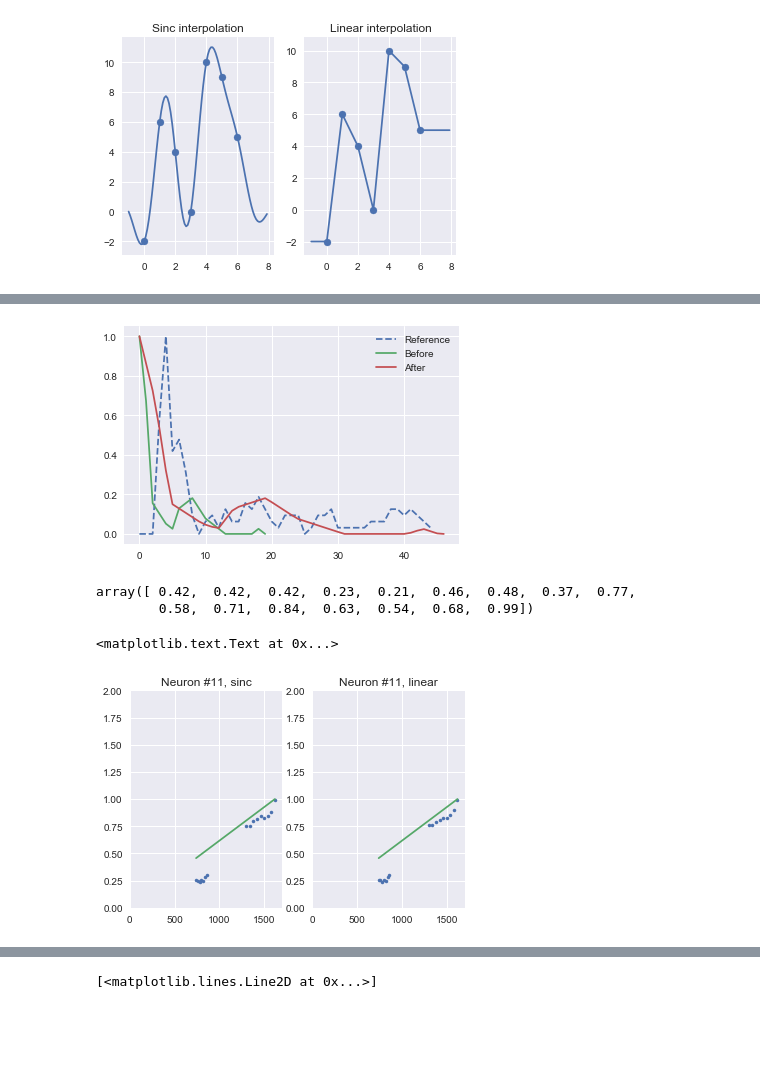
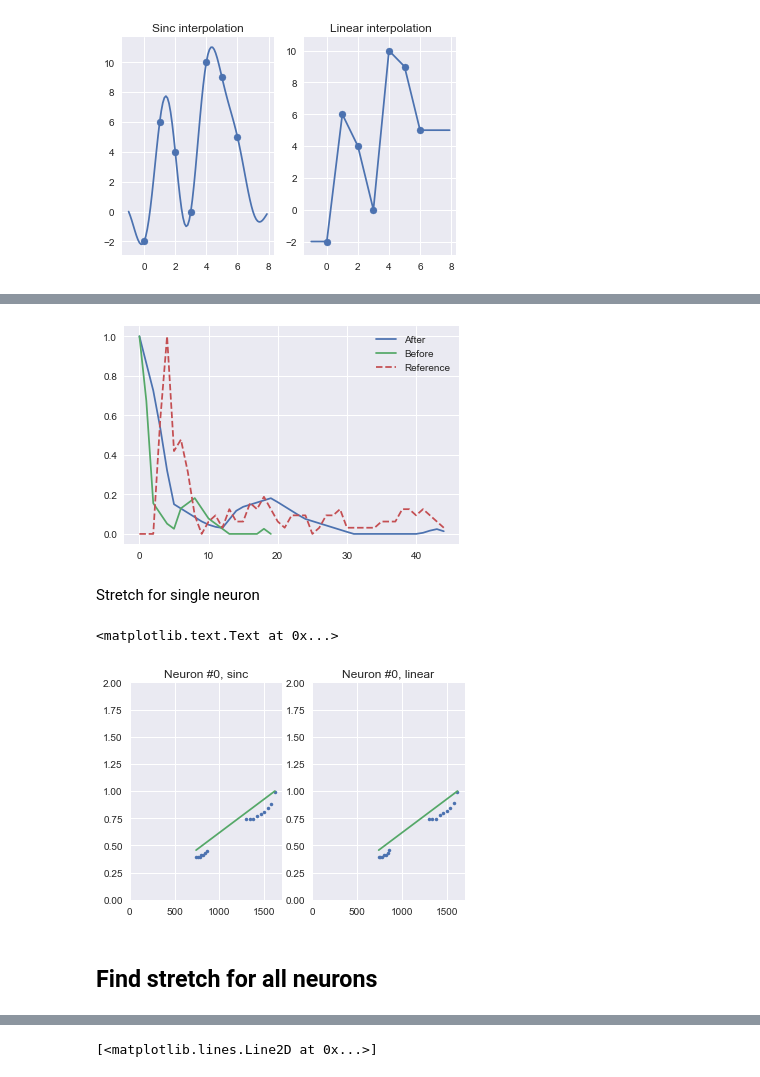
Before and after one commit to lmn93beo/twPCA-Neural-Analysis, a Jupyter notebook: time_warp_sinc.ipynb, the cells around one changed output, grey strips where cells are left out. Drawn from its saved outputs; the diff is of its cells as text; code cells hidden in the pictures; blank space fills up the shorter version.

Commit message:
Visualize stretching for all neurons in time_warp_sinc

```diff
--- a/time_warp_sinc.ipynb
+++ b/time_warp_sinc.ipynb
@@ -65,3 +64,30 @@ def do_stretch(x, stretch, intertype='sinc'):
     tvals = stretch * np.arange(int(len(x) / stretch))
     x_stretch = interpol(tvals, x, intertype)
     return tvals, x_stretch
+# %%
+def total_cost_new(x, y, a, intertype='sinc'):
+    '''Given x(t) and y(t), find ||x(at) - y(t)||**2'''
+    # Build a matrix for the transformation
+    tbase = np.zeros((len(a), len(x) * 10))
+    for i in range(len(a)):
+        tbase[i,:] = np.arange(len(x) * 10)**i
+
+    # Transform x's t values
+    targs = np.dot(tbase.T, a)
+
+    # Extract only the valid t values (those in the range [0,..,Tx - 1])
+    valid_id = np.nonzero(np.all([targs >= 0, targs <= len(x) - 1], axis=0))[0]
+
+    # Keep valid id's up to Ty
+    valid_id = valid_id[valid_id < len(y)]
+
+    tvalid = targs[valid_id]
+    x_interp = interpol(tvalid, x, intertype)
+
+    return valid_id, x_interp, np.sum((x_interp - y[valid_id])**2) / len(tvalid)
+# %%
+t = np.linspace(-5, 5, 100)
+x = np.exp(-t**2)
+y = np.exp(-(0.65 * t - 0.41)**2)
+plt.plot(t,x)
+plt.plot(t,y)
@@ -67,0 +109,15 @@ def do_stretch(x, stretch, intertype='sinc'):
+# %%
+boptions = np.linspace(0, 30, 100)
+aoptions = np.linspace(0.1, 1, 100)
+res = np.zeros((100, 100))
+for idb, b in enumerate(boptions):
+    for ida, a in enumerate(aoptions):
+        valid_id, x_stretch, cost = total_cost_new(x,y, np.array([b, a]), 'linear')
+        res[idb][ida] = cost
+        #plt.plot(t[valid_id], x_stretch)
+        #plt.plot(t, x)
+# %%
+valid_id, x_stretch, cost = total_cost_new(x,y, np.array([13, 0.65]), 'linear')
+plt.plot(t[valid_id], x_stretch)
+plt.plot(t, x)
+plt.plot(t, y, '--')
@@ -149,15 +273,12 @@ def visualize_stretch(all_neurons, neuron_id, trial, stretch, intertype='sinc'):
 # %%
-visualize_stretch(reshaped_all_pad, 10, 3, 0.42, 'linear')
+visualize_stretch_new(reshaped_all_pad, 10, 3, np.array([0, 0.42]), 'linear')
 # %% [output]
-[figure, old version]
+[figure, new version]
-# %%
-min_stretch
-# %% [output]
-array([ 0.42,  0.42,  0.42,  0.23,  0.21,  0.46,  0.48,  0.37,  0.77,
-        0.58,  0.71,  0.84,  0.63,  0.54,  0.68,  0.99])
+# %% [markdown]
+Stretch for single neuron
 # %%
 stretchlst = np.arange(0.1, 1.0, 0.01)
-n_neuron = 11
+n_neuron = 0
 min_stretch_sinc = get_stretch_neuron(reshaped_all_pad, n_neuron, stretchlst, 'sinc')
 min_stretch_linear = get_stretch_neuron(reshaped_all_pad, n_neuron, stretchlst, 'linear')
 times = np.array([740, 760, 780, 800, 820, 840, 860, 1300, 1340, 1380, 1420, 1460, 1500, 1540, 1580, 1620])
@@ -177,4 +298,6 @@ plt.plot(times, times / 1620)
 plt.title('Neuron #' + str(n_neuron) + ', linear')
 # %% [output]
 <matplotlib.text.Text at 0x...>
-[figure, old version]
+[figure, new version]
+# %% [markdown]
+## Find stretch for all neurons
```
Also changed, not shown: parts of 23 cells of this notebook.
